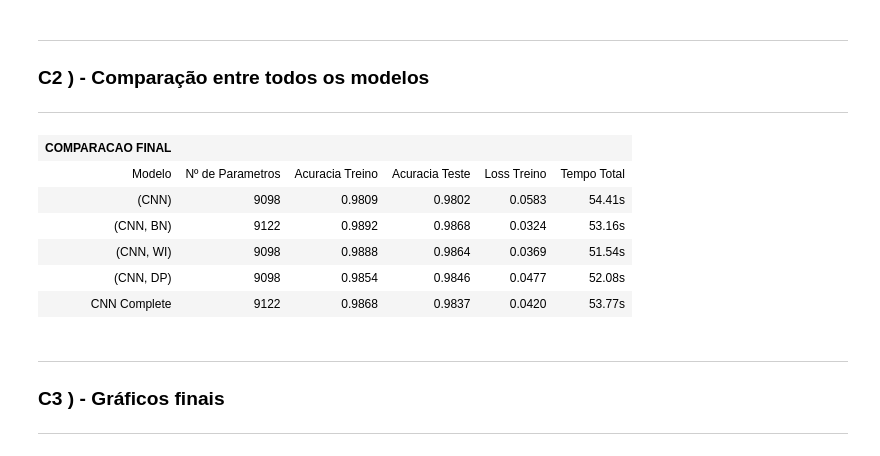
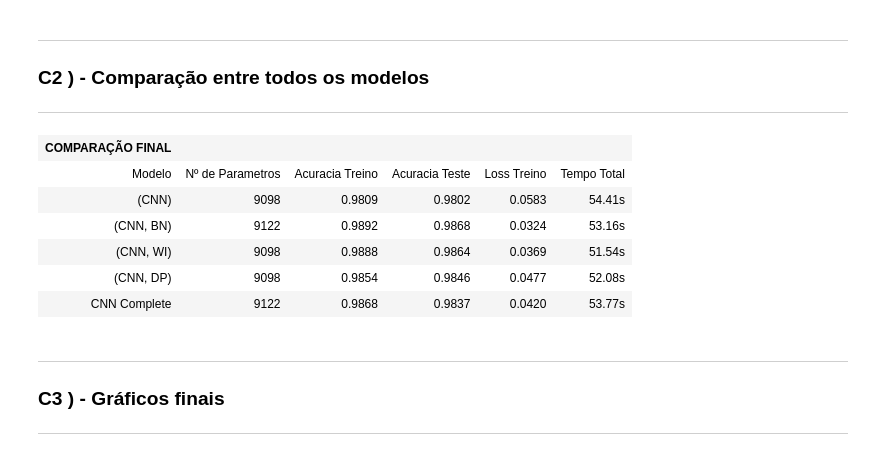
Before and after one commit to OfAndreS/StudyMachineLearning, a Jupyter notebook: Project_A2/a2.ipynb, the cells around one changed output. Cells and saved outputs as stored; diff of their text form; code cells hidden in the pictures.

```diff
--- a/Project_A2/a2.ipynb
+++ b/Project_A2/a2.ipynb
@@ -1050,29 +935,29 @@ table(title="Modelo Completo", data=input_data_complete)
 # %%
 models_info = [
     ("(CNN)", model, history_model),
     ("(CNN, BN)", model_bn, history_model_bn),
     ("(CNN, WI)", model_wi, history_model_wi),
     ("(CNN, DP)", model_dp, history_model_dp),
     ("CNN Complete", model_complete, history_model_complete),
 ]
 
 header = ["Modelo", "Nº de Parametros", "Acuracia Treino", "Acuracia Teste", "Loss Treino", "Tempo Total"]
 
 rows = [
     [
         name,
         f"{sum(p.numel() for p in m.parameters())}",
         f"{h['train_acc'][-1]:.4f}",
         f"{h['test_acc'][-1]:.4f}",
         f"{h['train_loss'][-1]:.4f}",
         f"{np.sum(h['exec_time']):.2f}s"
     ]
     for name, m, h in models_info
 ]
 
-table(title="COMPARACAO FINAL", data=np.array([header] + rows))
+table(title="COMPARAÇÃO FINAL", data=np.array([header] + rows))
 # %% [output]
-| COMPARACAO FINAL |  |  |  |  |  |
+| COMPARAÇÃO FINAL |  |  |  |  |  |
 | Modelo | Nº de Parametros | Acuracia Treino | Acuracia Teste | Loss Treino | Tempo Total |
 | (CNN) | 9098 | 0.9809 | 0.9802 | 0.0583 | 54.41s |
 | (CNN, BN) | 9122 | 0.9892 | 0.9868 | 0.0324 | 53.16s |
```
Also changed, not shown: parts of 8 cells of this notebook.
